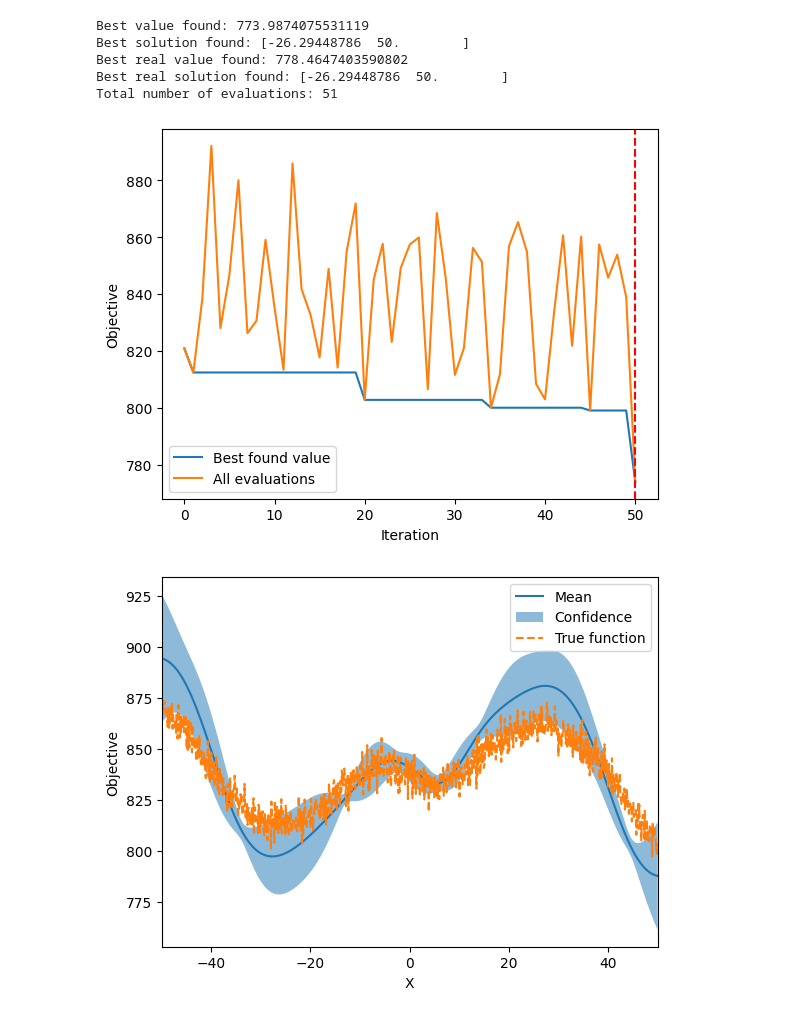
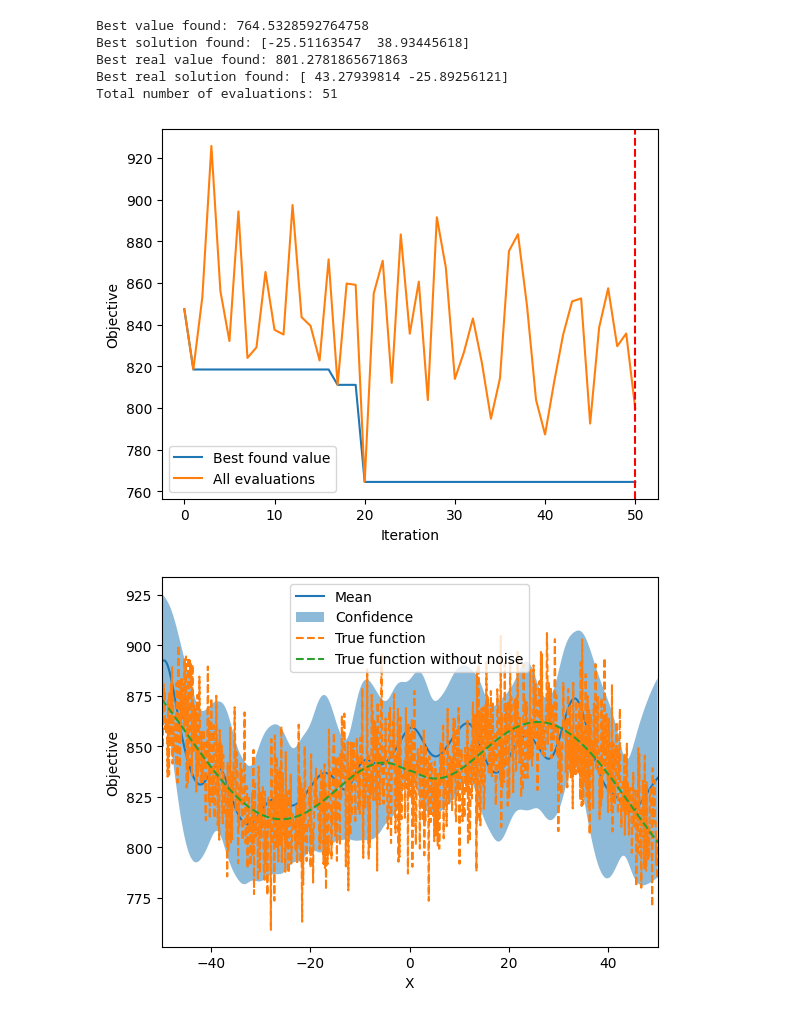
Before and after one commit to AC-BO-Hackathon/project-noisy-nerds, a Jupyter notebook: comparison.ipynb, the cells around one changed output. Drawn from its saved outputs; the diff is of its cells as text; code cells hidden in the pictures.

```diff
--- a/comparison.ipynb
+++ b/comparison.ipynb
@@ -41,15 +42,11 @@ from time import time
 torch.manual_seed(0)
 np.random.seed(0)
 
-problem = SchwefelProblem(n_var=2, noise_level=10)
-
 
 seed = 0
-n_inits = 10
-noise_level = 5
+n_inits = 60
+noise_level = 10
 noise_bool = True
-
-n_init = 50
 budget = 1
 
 
@@ -140,15 +119,13 @@ plt.ylabel('Objective')
 plt.legend()
 plt.show()
 # %% [output]
-Best value found: 773.9874075531119
-Best solution found: [-26.29448786  50.        ]
-Best real value found: 778.4647403590802
-Best real solution found: [-26.29448786  50.        ]
+Best value found: 764.5328592764758
+Best solution found: [-25.51163547  38.93445618]
+Best real value found: 801.2781865671863
+Best real solution found: [ 43.27939814 -25.89256121]
 Total number of evaluations: 51
-[figure, old version]
+[figure, new version]
 # %%
-
-
 #plot model
 X = torch.linspace(bounds[0, 0], bounds[1, 0], 1000, **tkwargs).view(-1, 1)
 x = normalize(X, bounds)
@@ -161,31 +138,33 @@ with torch.no_grad():
 
 plt.plot(X.cpu().numpy(), mean.cpu().numpy(), label='Mean')
 plt.fill_between(X.cpu().numpy().flatten(), lower.cpu().numpy().flatten(), upper.cpu().numpy().flatten(), alpha=0.5, label='Confidence')
 
 #plot true function
 Y = torch.tensor(problem.y(X.cpu().numpy()))
 plt.plot(X.cpu().numpy(), Y.cpu().numpy(), label='True function', linestyle='--')
+F = torch.tensor(problem.f(X.cpu().numpy()))
+plt.plot(X.cpu().numpy(), F.cpu().numpy(), label='True function without noise', linestyle='--')
 
 
 # Convert your data to numpy arrays for easier manipulation
 train_X_np = train_X.cpu().numpy()
 train_Y_np = train_Y.cpu().numpy()
 
 # Generate a list of indices for the optimization samples
 c_unnormed = list(range(len(train_X_np[n_init:])))
 
 # Normalize the colors to be between 0 and 1
 
 # Plot initial samples
 # plt.scatter(train_X_np[:n_init], train_Y_np[:n_init], label='Initial samples', linestyle='None', color='blue', alpha=0.5)
 
 # Plot optimization samples with colors
 # plt.scatter(train_X_np[n_init:], train_Y_np[n_init:], label='Optimization samples', linestyle='None', cmap='viridis', alpha=0.5, marker='x')
 
 plt.xlabel('X')
 plt.xlim(bounds[0, 0], bounds[1, 0])
 plt.ylabel('Objective')
 plt.legend()
 plt.show()
 # %% [output]
-[figure, old version]
+[figure, new version]
```
Also changed, not shown: parts of 4 cells of this notebook, 3 other files.
